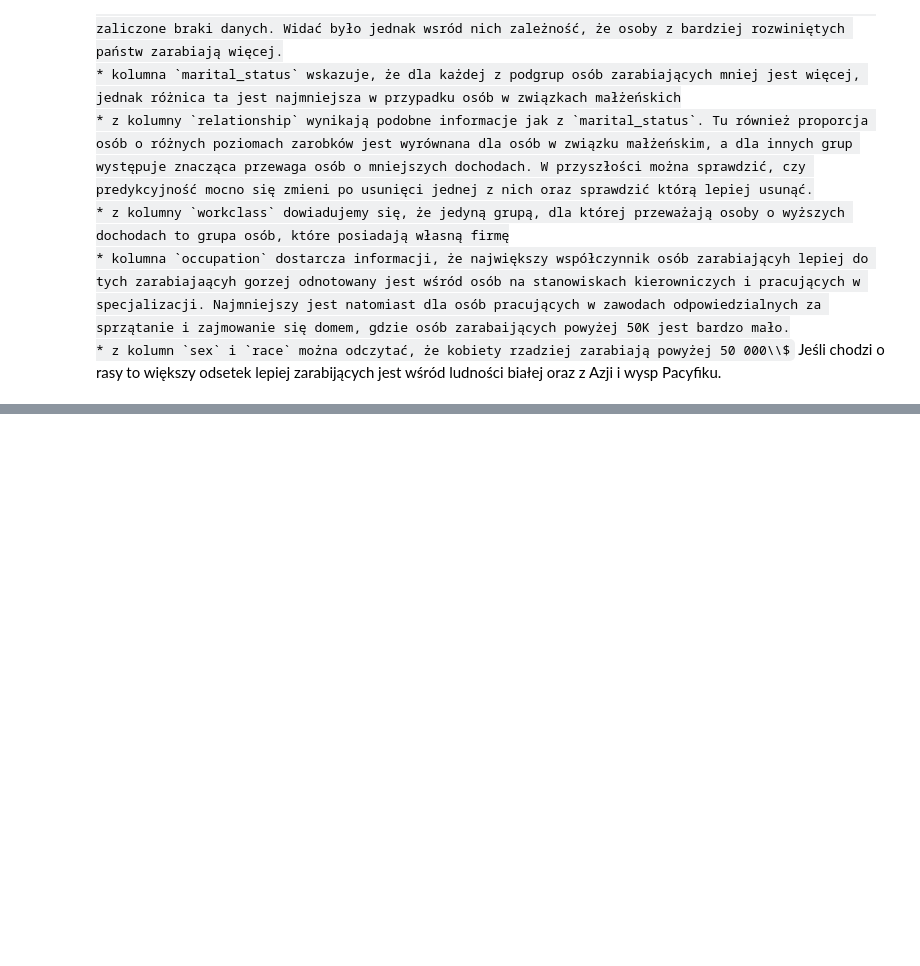
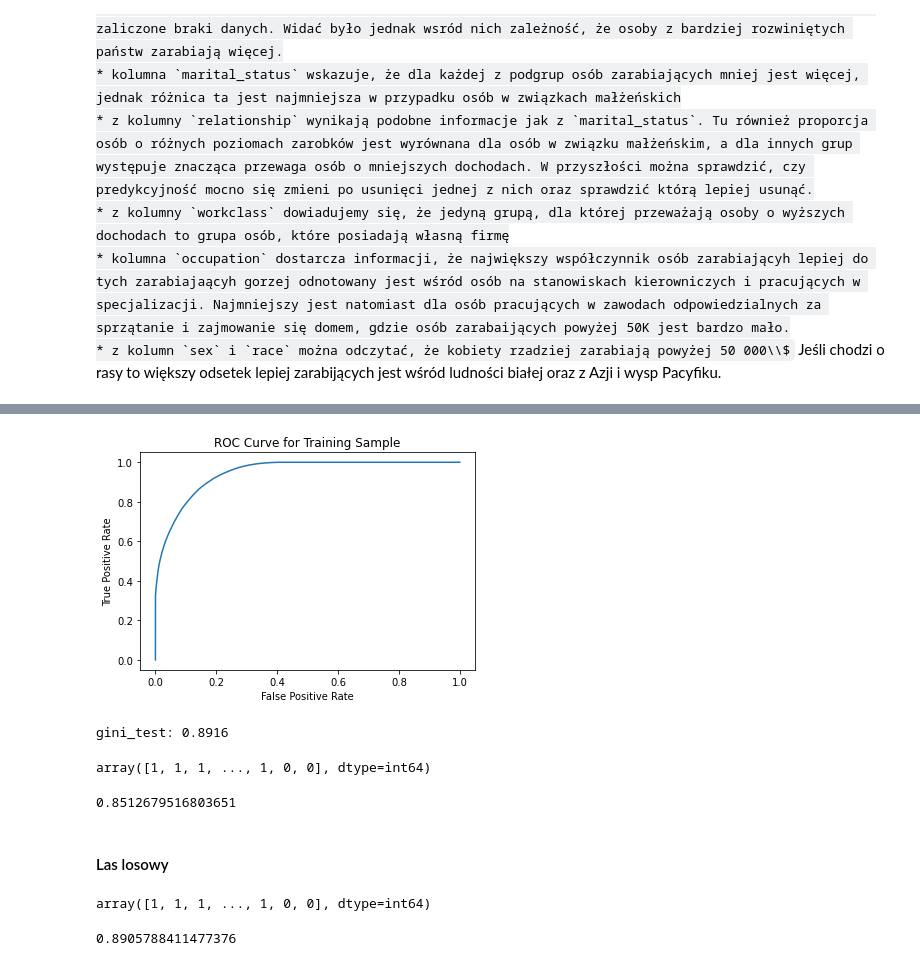
Before and after one commit to malwina0/2022L-ML, a Jupyter notebook: Project1/Projekt1_JakubPiwko_MalwinaWojewoda.ipynb, the cells around one changed output, grey strips where cells are left out. Drawn from its saved outputs; the diff is of its cells as text; code cells hidden in the pictures; some formulas as TeX source; blank space fills up the shorter version.

```diff
--- a/Project1/Projekt1_JakubPiwko_MalwinaWojewoda.ipynb
+++ b/Project1/Projekt1_JakubPiwko_MalwinaWojewoda.ipynb
@@ -858,0 +1042,38 @@ Zmienna ta pokazuje, że im wyższy poziom edukacji, tym osób zarabiających po
+# %%
+gini_train_val(Tree, census_dfv2, y_train)
+# %% [output]
+[figure, added]
+gini_test: 0.8916
+# %%
+#Próba zabawy hiperparametrami
+#Oczywiście nieudana ;)
+
+Tree = DecisionTreeClassifier(criterion = 'entropy',
+                            random_state = 123,
+                            max_features = 'auto',
+                            max_depth = 12,
+                            splitter = 'random')
+Tree.fit(census_df, y_train)
+res = Tree.predict(census_df)
+res
+# %% [output]
+array([1, 1, 1, ..., 1, 0, 0], dtype=int64)
+# %%
+accuracy_score(y_train, res)
+# %% [output]
+0.8512679516803651
+# %% [markdown]
+#### Las losowy
+# %%
+from sklearn.ensemble import RandomForestClassifier
+
+rf = RandomForestClassifier()
+rf.fit(census_df, y_train)
+res = rf.predict(census_df)
+res
+# %% [output]
+array([1, 1, 1, ..., 1, 0, 0], dtype=int64)
+# %%
+accuracy_score(y_train, res)
+# %% [output]
+0.8905788411477376
```
Also changed, not shown: parts of 54 cells of this notebook.
